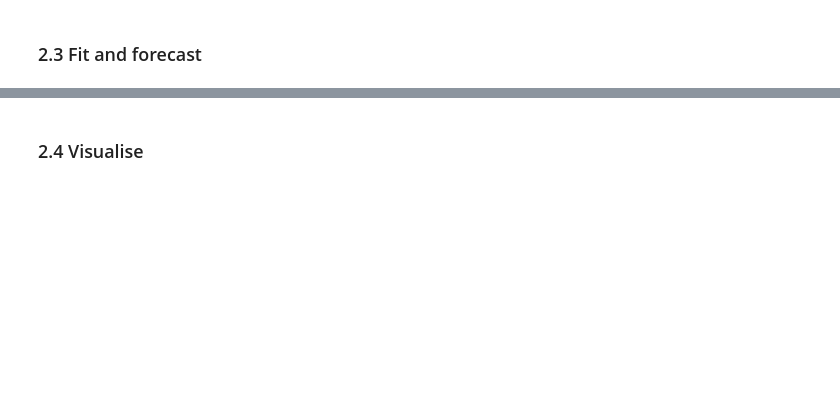
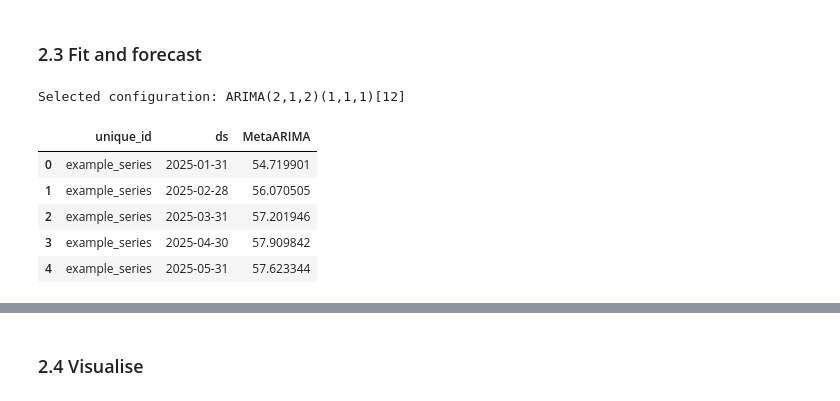
Before and after one commit to vcerqueira/metaforecast, a Jupyter notebook: notebooks/08-metaarima.ipynb, the cells around one changed output, grey strips where cells are left out. Cells and saved outputs as stored; diff of their text form; code cells hidden in the pictures; blank space fills up the shorter version.

```diff
--- a/notebooks/08-metaarima.ipynb
+++ b/notebooks/08-metaarima.ipynb
@@ -175,13 +185,22 @@ df.set_index("ds")["y"].plot(
 # %% [markdown]
 ### 2.3 Fit and forecast
 # %%
-meta.fit(df, freq="ME", seas_length=12)
+meta_arima.fit(df, freq="ME", seas_length=12)
 
-print(f"Selected configuration: {meta.selected_config}")
+print(f"Selected configuration: {meta_arima.selected_config}")
+# %% [output]
+Selected configuration: ARIMA(2,1,2)(1,1,1)[12]
 # %%
 # Point forecast
-forecast = meta.predict(h=18)
+forecast = meta_arima.predict(h=18)
 
 forecast.head()
+# %% [output]
+|  | unique_id | ds | MetaARIMA |
+| 0 | example_series | 2025-01-31 | 54.719901 |
+| 1 | example_series | 2025-02-28 | 56.070505 |
+| 2 | example_series | 2025-03-31 | 57.201946 |
+| 3 | example_series | 2025-04-30 | 57.909842 |
+| 4 | example_series | 2025-05-31 | 57.623344 |
 # %%
 # Forecast with 95% prediction intervals
```
Also changed, not shown: parts of 11 cells of this notebook, 4 other files.
